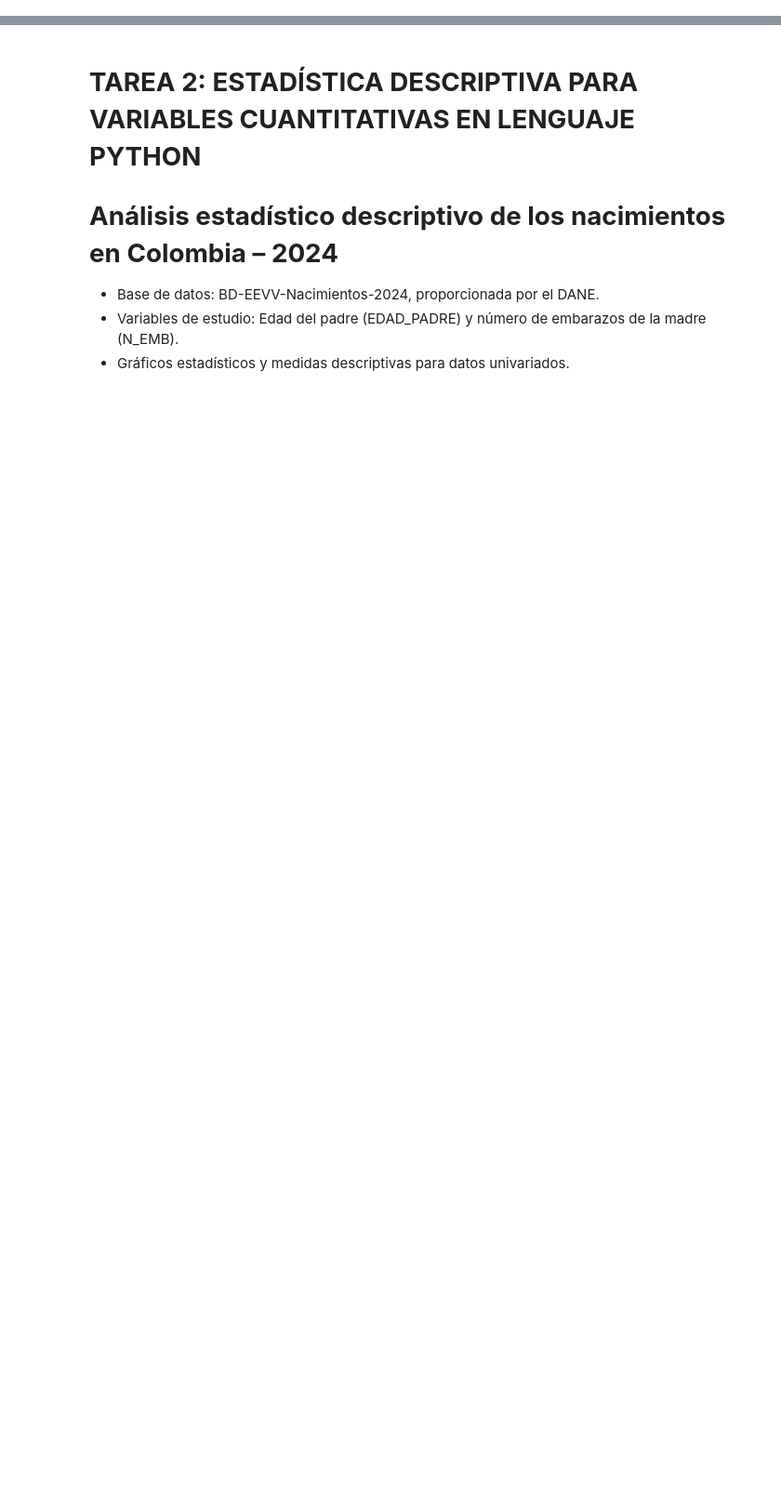
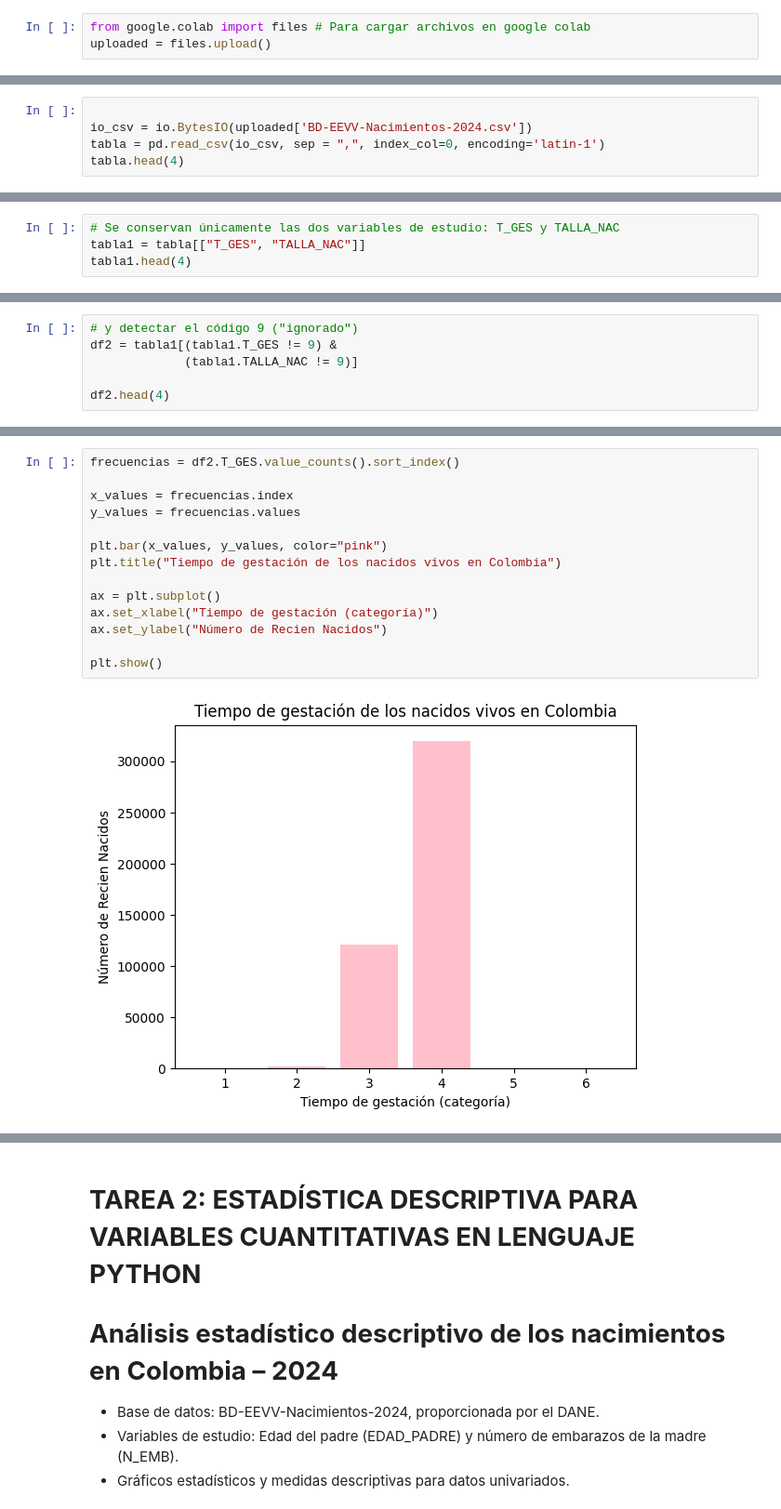
Before and after one commit to jedamurimuegues/Estadisitica-I---II, a Jupyter notebook: Tarea_2_Estadistica_I_PYTHON.ipynb, the cells around one changed output, grey strips where cells are left out. Shown at 93% size. Saved outputs shown, nothing was run; the diff lists cells and outputs as text; blank space fills up the shorter version.

Commit message:
Se creó con Colab

```diff
--- a/Tarea_2_Estadistica_I_PYTHON.ipynb
+++ b/Tarea_2_Estadistica_I_PYTHON.ipynb
@@ -2,0 +42,3 @@
+# %%
+from google.colab import files # Para cargar archivos en google colab
+uploaded = files.upload()
@@ -2,0 +48,5 @@
+# %%
+
+io_csv = io.BytesIO(uploaded['BD-EEVV-Nacimientos-2024.csv'])
+tabla = pd.read_csv(io_csv, sep = ",", index_col=0, encoding='latin-1')
+tabla.head(4)
@@ -2,0 +66,4 @@
+# %%
+# Se conservan únicamente las dos variables de estudio: T_GES y TALLA_NAC
+tabla1 = tabla[["T_GES", "TALLA_NAC"]]
+tabla1.head(4)
@@ -2,0 +86,6 @@
+# %%
+# y detectar el código 9 ("ignorado")
+df2 = tabla1[(tabla1.T_GES != 9) &
+             (tabla1.TALLA_NAC != 9)]
+
+df2.head(4)
@@ -2,0 +147,16 @@
+# %%
+frecuencias = df2.T_GES.value_counts().sort_index()
+
+x_values = frecuencias.index
+y_values = frecuencias.values
+
+plt.bar(x_values, y_values, color="pink")
+plt.title("Tiempo de gestación de los nacidos vivos en Colombia")
+
+ax = plt.subplot()
+ax.set_xlabel("Tiempo de gestación (categoría)")
+ax.set_ylabel("Número de Recien Nacidos")
+
+plt.show()
+# %% [output]
+[figure, added]
```
Also changed, not shown: parts of 42 cells of this notebook.
